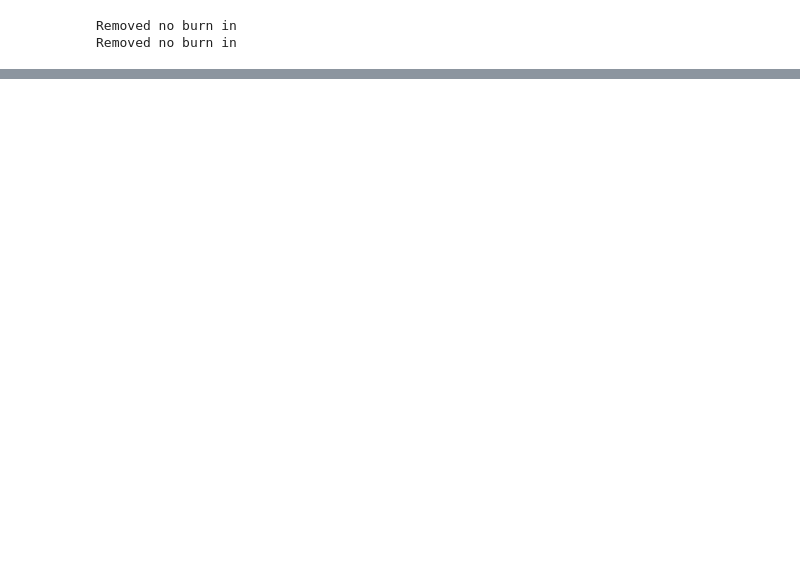
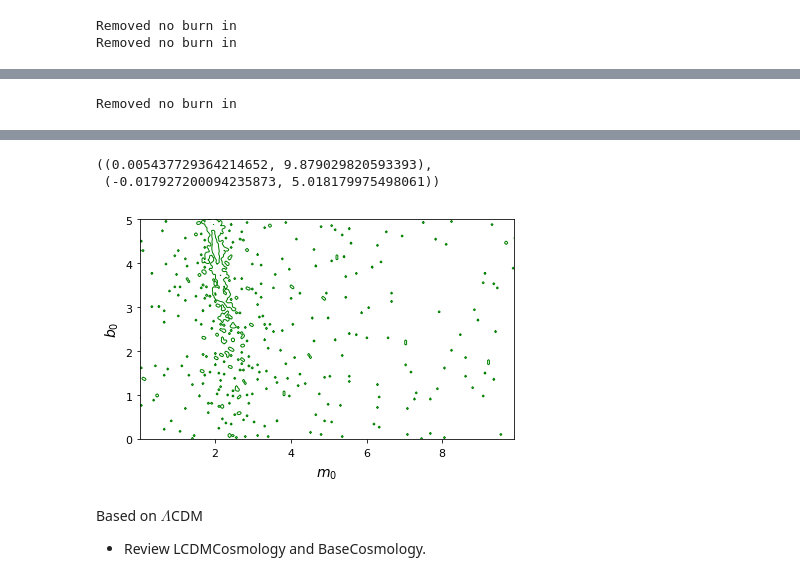
Before and after one commit to igomezv/simplemc_workshop, a Jupyter notebook: simplemc_colab.ipynb, the cells around one changed output, grey strips where cells are left out. Cells and saved outputs as stored; diff of their text form; code cells hidden in the pictures; blank space fills up the shorter version.

```diff
--- a/simplemc_colab.ipynb
+++ b/simplemc_colab.ipynb
@@ -340,0 +426,15 @@ g.add_legend(['MCMC', 'Nested Sampling'], legend_loc='upper right');
+# %%
+def my_model(parameterlist, x):
+    m, b = parameterlist
+    return m*x+b
+# %%
+m = Parameter("m", 0, 0.05, (0, 10), "m_0")
+b = Parameter("b", 3, 0.05, (0, 5), "b_0")
+
+# create a list with your parameters objects
+parameterlist = [m, b]
+# %%
+analyzer = DriverMC(model='simple', datasets='dline', analyzername='nested',
+                    custom_parameters=parameterlist, custom_function=my_model)
+
+res_custom = analyzer.executer(nlivepoints=1000)
@@ -340,0 +471,14 @@ g.add_legend(['MCMC', 'Nested Sampling'], legend_loc='upper right');
+# %%
+samples = res_custom['result']['samples']
+weights = res_custom['result']['weights']
+mpar = res_custom['result']['samples'][:,0]
+bpar = res_custom['result']['samples'][:,1]
+# %%
+labels =  ['{}'.format(p.Ltxname) for p in analyzer.pars_info]
+samp = MCSamples(samples=samples, names=labels, labels = labels)
+g = plots.get_single_plotter(width_inch=6, ratio= 2. / 3.)
+# g.settings.legend_fontsize = 12
+g.plot_2d(samp, labels[0], labels[1], filled=False, line_args={'lw':1},
+          colors=['green', 'red', 'indigo'], smooth=1)
+# %% [output]
+Removed no burn in
@@ -340,0 +486,7 @@ g.add_legend(['MCMC', 'Nested Sampling'], legend_loc='upper right');
+((0.005437729364214652, 9.879029820593393),
+ (-0.017927200094235873, 5.018179975498061))
+[figure, added]
+# %% [markdown]
+Based on $\Lambda$CDM
+
+- Review LCDMCosmology and BaseCosmology.
```
Also changed, not shown: parts of 35 cells of this notebook.
